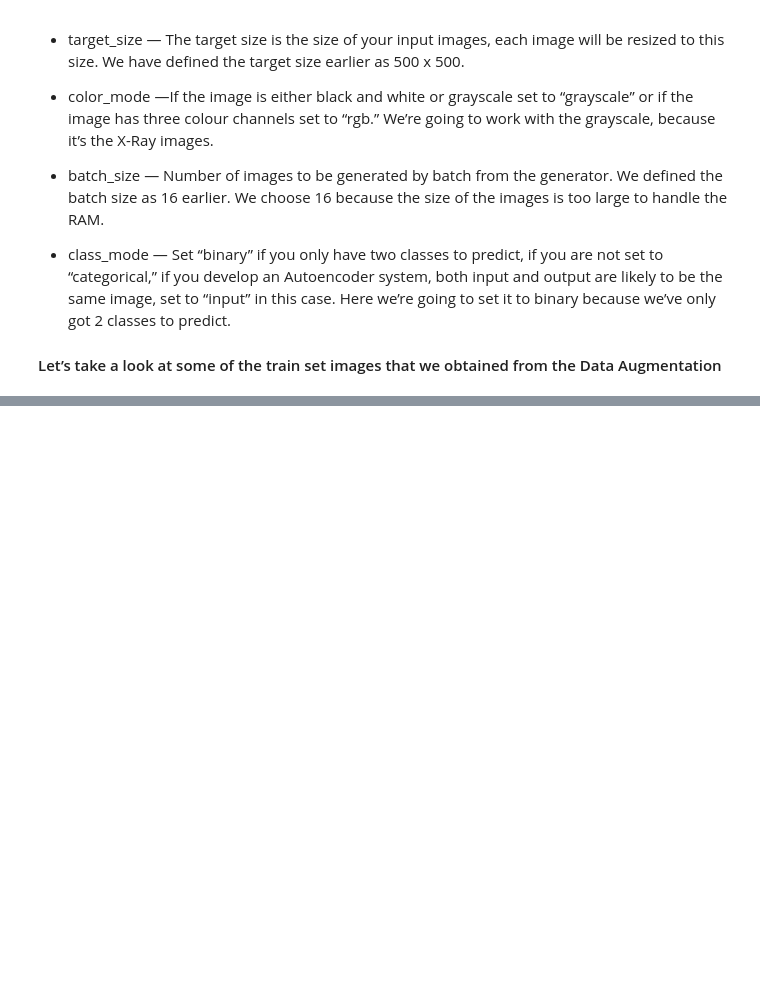
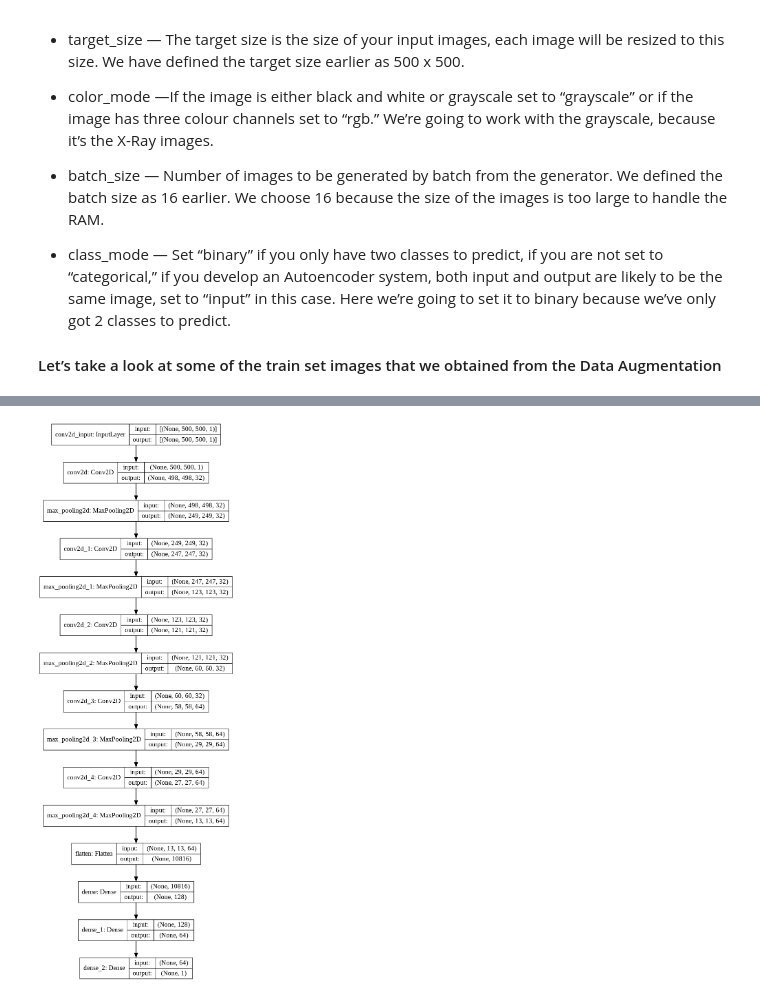
Before and after one commit to mamuncseru/x-ray-cnn, a Jupyter notebook: Medical_X_ray.ipynb, the cells around one changed output, grey strips where cells are left out. Drawn from its saved outputs; the diff is of its cells as text; code cells hidden in the pictures; blank space fills up the shorter version.

```diff
--- a/Medical_X_ray.ipynb
+++ b/Medical_X_ray.ipynb
@@ -152,0 +186,17 @@ plt.show()
+# %%
+cnn = Sequential()
+cnn.add(Conv2D(32, (3, 3), activation="relu", input_shape=(img_width, img_height, 1)))
+cnn.add(MaxPooling2D(pool_size = (2, 2)))
+cnn.add(Conv2D(32, (3, 3), activation="relu", input_shape=(img_width, img_height, 1)))
+cnn.add(MaxPooling2D(pool_size = (2, 2)))
+cnn.add(Conv2D(32, (3, 3), activation="relu", input_shape=(img_width, img_height, 1)))
+cnn.add(MaxPooling2D(pool_size = (2, 2)))
+cnn.add(Conv2D(64, (3, 3), activation="relu", input_shape=(img_width, img_height, 1)))
+cnn.add(MaxPooling2D(pool_size = (2, 2)))
+cnn.add(Conv2D(64, (3, 3), activation="relu", input_shape=(img_width, img_height, 1)))
+cnn.add(MaxPooling2D(pool_size = (2, 2)))
+cnn.add(Flatten())
+cnn.add(Dense(activation = 'relu', units = 128))
+cnn.add(Dense(activation = 'relu', units = 64))
+cnn.add(Dense(activation = 'sigmoid', units = 1))
+cnn.compile(optimizer = 'adam', loss = 'binary_crossentropy', metrics = ['accuracy'])
@@ -152,0 +249,5 @@ plt.show()
+# %%
+from tensorflow.keras.utils import plot_model
+plot_model(cnn,show_shapes=True, show_layer_names=True, rankdir='TB', expand_nested=True)
+# %% [output]
+[figure, added]
```
Also changed, not shown: parts of 13 cells of this notebook.
